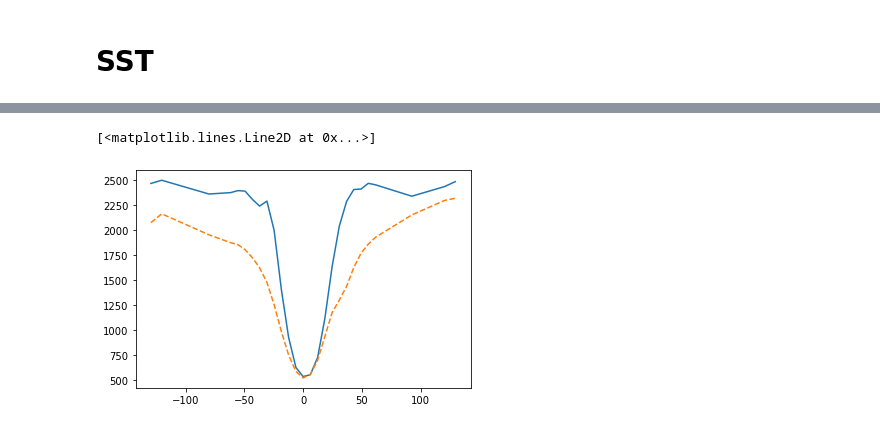
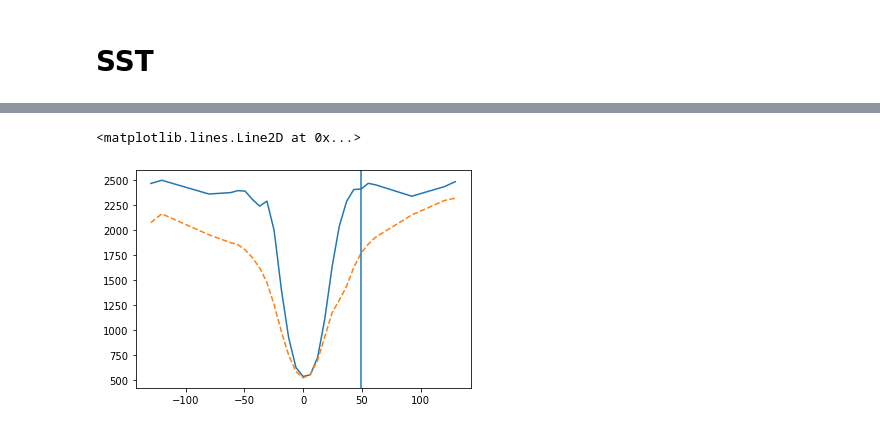
Before and after one commit to souvikita/CBP_spicule_mag, a Jupyter notebook: QSEB_CBP.ipynb, the cells around one changed output, grey strips where cells are left out. Cells and saved outputs as stored; diff of their text form; code cells hidden in the pictures.

```diff
--- a/QSEB_CBP.ipynb
+++ b/QSEB_CBP.ipynb
@@ -94,7 +120,8 @@ plt.axhline(y=200)
 # %%
 dopp_Hb = ((wav-wav[13])/wav[13])*3e5
 plt.plot(dopp_Hb,cubeH[671,764,77,:])
 plt.plot(dopp_Hb, H_avg, linestyle='dashed')
+plt.axvline(dopp_Hb[21])
 # %% [output]
-[<matplotlib.lines.Line2D at 0x...>]
+<matplotlib.lines.Line2D at 0x...>
-[figure, old version]
+[figure, new version]
```
Also changed, not shown: parts of 15 cells of this notebook.
